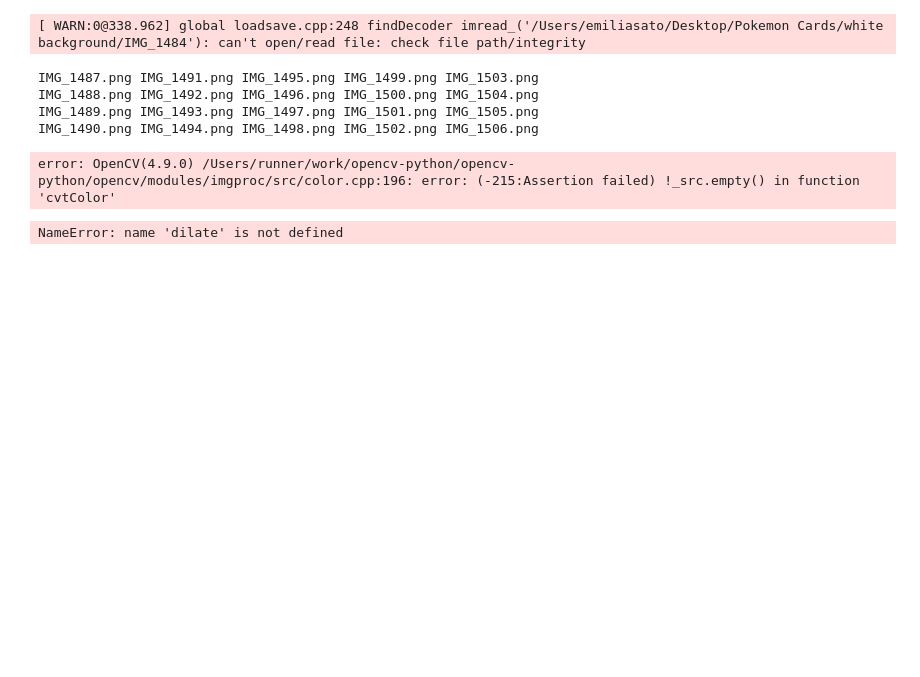
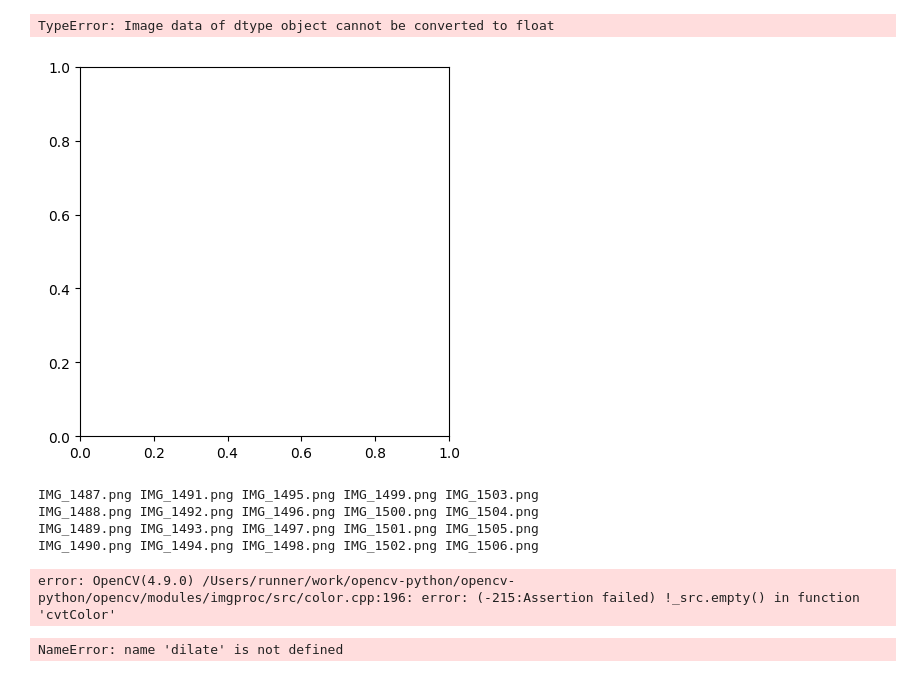
Before and after one commit to AoesJP/project_pokereader, a Jupyter notebook: notebooks/emilia_notebook.ipynb, the cells around one changed output. Drawn from its saved outputs; the diff is of its cells as text; code cells hidden in the pictures; blank space fills up the shorter version.

```diff
--- a/notebooks/emilia_notebook.ipynb
+++ b/notebooks/emilia_notebook.ipynb
@@ -18,15 +29,11 @@ IMG_1489.png IMG_1492.png IMG_1495.png IMG_1498.png IMG_1501.png IMG_1504.png
 # %%
-image_name = 'IMG_1484'
-image_path = f'/Users/emiliasato/code/AoesJP/project_pokereader/raw_data/{image_name}'
-desktop_path = f'/Users/emiliasato/Desktop/Pokemon Cards/white background/{image_name}'
-image_pic = cv2.imread(desktop_path)
-#gray = cv2.cvtColor(image, cv2.COLOR_BGR2GRAY)
-
-#image_rgb = cv2.cvtColor(image_2, cv2.COLOR_BGR2RGB)
-#plt.imshow(image_pic)
-#plt.show()
+image_name = 'IMG_1487.png'
+image_path = f'/Users/emiliasato/code/AoesJP/project_pokereader/{image_name}'
+image_pic = cv2.imread(image_path)
+plt.imshow(image_pic)
 # %% [output]
-[ WARN:0@338.962] global loadsave.cpp:248 findDecoder imread_('/Users/emiliasato/Desktop/Pokemon Cards/white background/IMG_1484'): can't open/read file: check file path/integrity
+TypeError: Image data of dtype object cannot be converted to float
+[figure, added]
 # %%
 !ls /Users/emiliasato/code/AoesJP/project_pokereader/raw_data/
 # %% [output]
```
Also changed, not shown: parts of 21 cells of this notebook, 1 other file.
